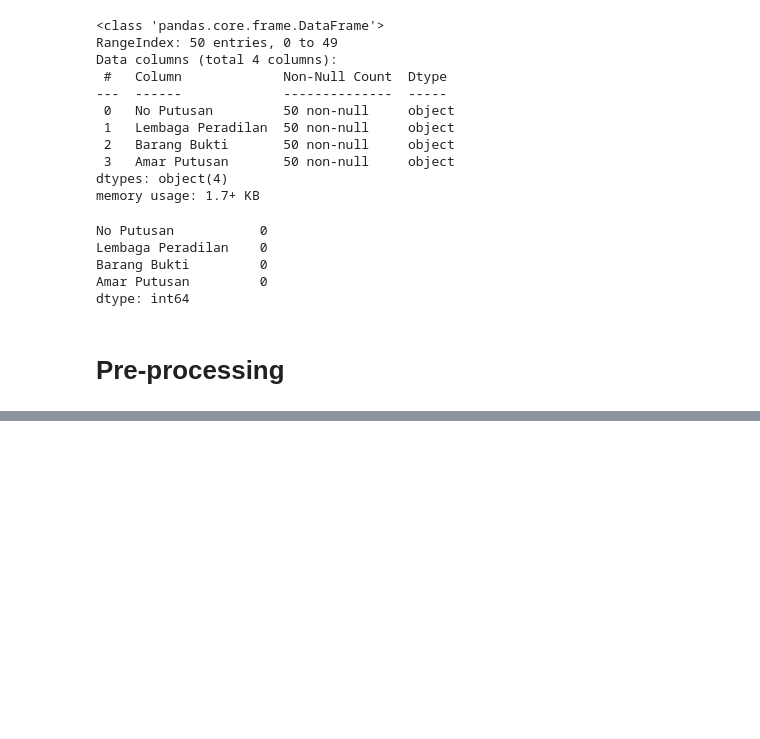
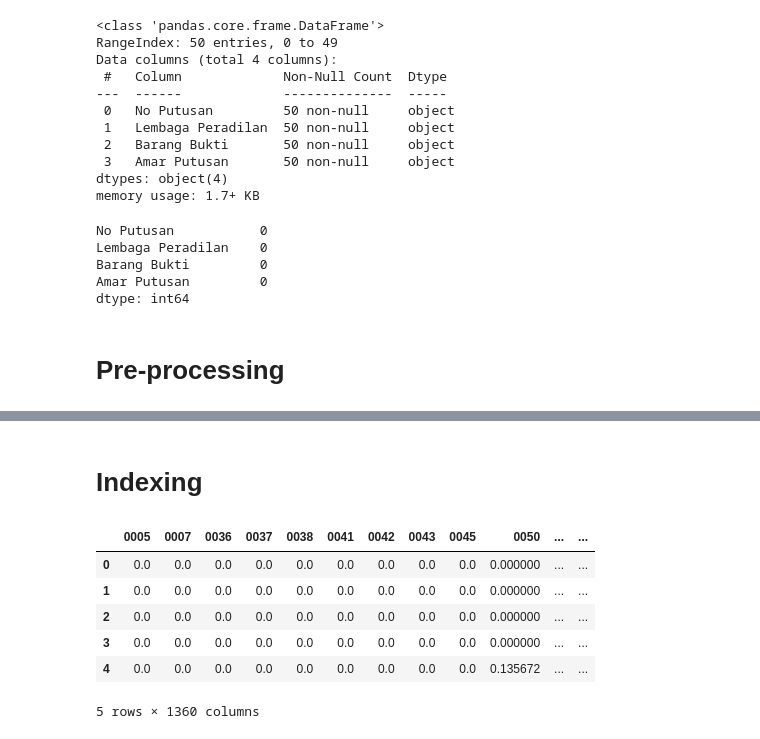
Before and after one commit to taaazz/Dataset-Narkotika_075_090, a Jupyter notebook: Preprocessing & Indexing.ipynb, the cells around one changed output, grey strips where cells are left out. Drawn from its saved outputs; the diff is of its cells as text; code cells hidden in the pictures; blank space fills up the shorter version.

Commit message:
update indexing + search query

```diff
--- a/Preprocessing & Indexing.ipynb
+++ b/Preprocessing & Indexing.ipynb
@@ -81,0 +101,13 @@ df.head()
+# %%
+def tokenization(text, lang='indonesian'):
+    if not isinstance(text, str):
+        text = str(text)
+    stop_words = set(stopwords.words(lang))
+    tokens = word_tokenize(text)
+    filtered_tokens = [word for word in tokens if word.lower() not in stop_words]
+
+    return filtered_tokens
+
+prepocessed_data = df['Merge Data'].apply(tokenization)
+df['Prepocessed Data'] = prepocessed_data
+df.head()
@@ -81,0 +121,3 @@ df.head()
+# %%
+df['Processed Text'] = df['Prepocessed Data'].apply(lambda tokens: ' '.join(tokens))
+df.head()
@@ -81,0 +131,15 @@ df.head()
+# %% [markdown]
+# Indexing
+# %%
+tfidf_vectorizer = TfidfVectorizer()
+tfidf_matrix = tfidf_vectorizer.fit_transform(df['Processed Text'])
+tfidf_df = pd.DataFrame(tfidf_matrix.toarray(), columns=tfidf_vectorizer.get_feature_names_out())
+tfidf_df.head()
+# %% [output]
+|  | 0005 | 0007 | 0036 | 0037 | 0038 | 0041 | 0042 | 0043 | 0045 | 0050 | ... | ... |
+| 0 | 0.0 | 0.0 | 0.0 | 0.0 | 0.0 | 0.0 | 0.0 | 0.0 | 0.0 | 0.000000 | ... | ... |
+| 1 | 0.0 | 0.0 | 0.0 | 0.0 | 0.0 | 0.0 | 0.0 | 0.0 | 0.0 | 0.000000 | ... | ... |
+| 2 | 0.0 | 0.0 | 0.0 | 0.0 | 0.0 | 0.0 | 0.0 | 0.0 | 0.0 | 0.000000 | ... | ... |
+| 3 | 0.0 | 0.0 | 0.0 | 0.0 | 0.0 | 0.0 | 0.0 | 0.0 | 0.0 | 0.000000 | ... | ... |
+| 4 | 0.0 | 0.0 | 0.0 | 0.0 | 0.0 | 0.0 | 0.0 | 0.0 | 0.0 | 0.135672 | ... | ... |
+5 rows × 1360 columns
```
Also changed, not shown: parts of 14 cells of this notebook.
